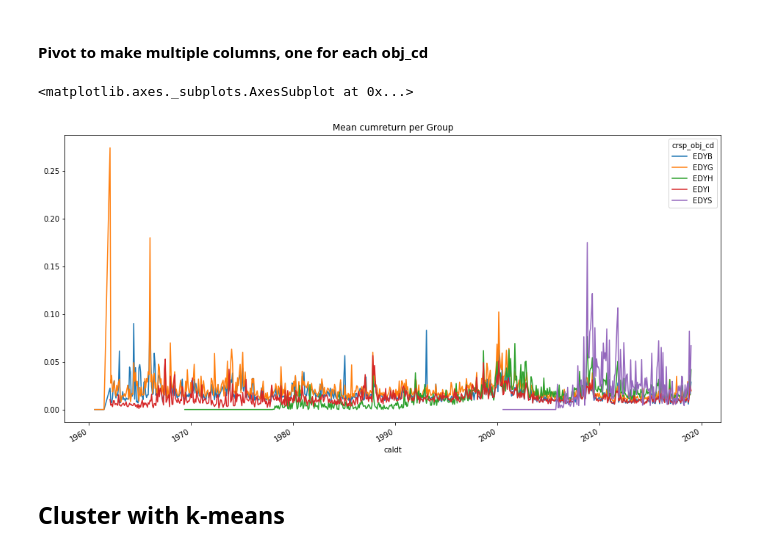
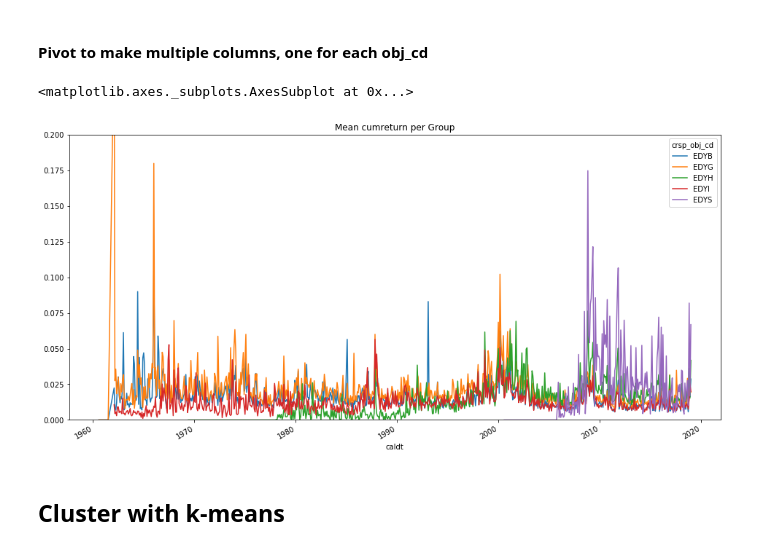
Before and after one commit to Amglex/Mutual-Funds, a Jupyter notebook: notebooks/05 - Mean return per Style.ipynb, the cells around one changed output. Saved outputs shown, nothing was run; the diff lists cells and outputs as text; code cells hidden in the pictures.

```diff
--- a/notebooks/05 - Mean return per Style.ipynb
+++ b/notebooks/05 - Mean return per Style.ipynb
@@ -106,13 +116,14 @@ returns_obj_n = returns_obj.pivot_table(
 # %%
 returns_obj_n.plot(
               kind='line',
               use_index=True,
               figsize=(16,8),
               title='Mean cumreturn per Group',
-              legend='best')
+              legend='best',
+              ylim=(0,0.2))
 # %% [output]
 <matplotlib.axes._subplots.AxesSubplot at 0x...>
-[figure, old version]
+[figure, new version]
 # %% [markdown]
 ## Cluster with k-means
 # %% [markdown]
```
Also changed, not shown: parts of 13 cells of this notebook, 2 other files.
